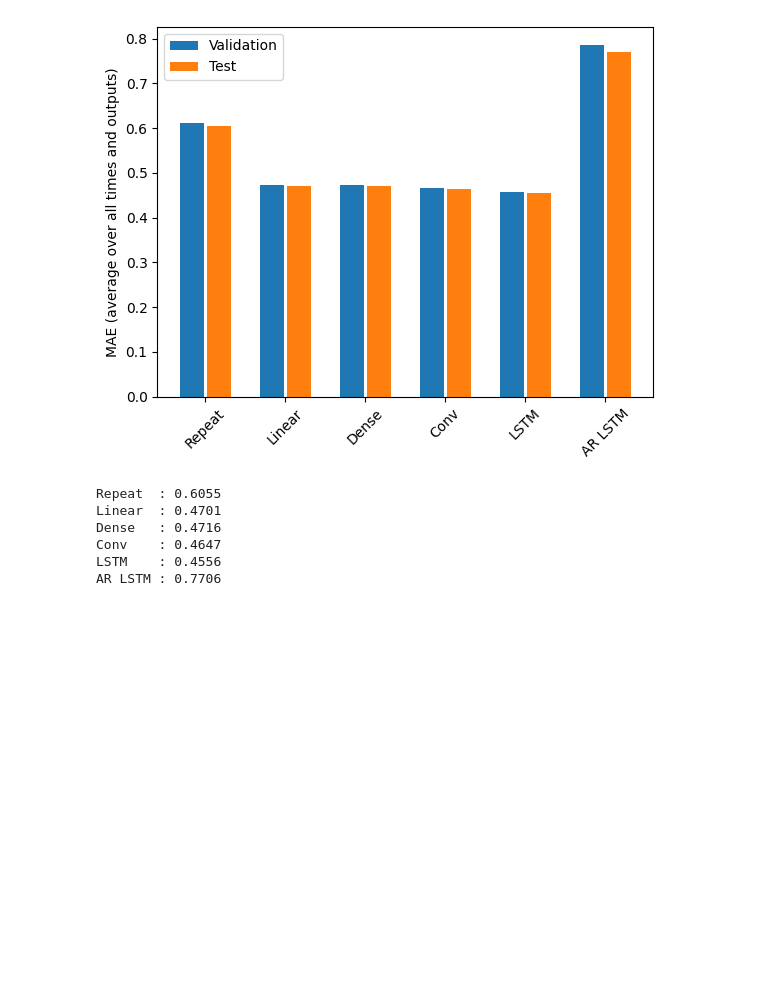
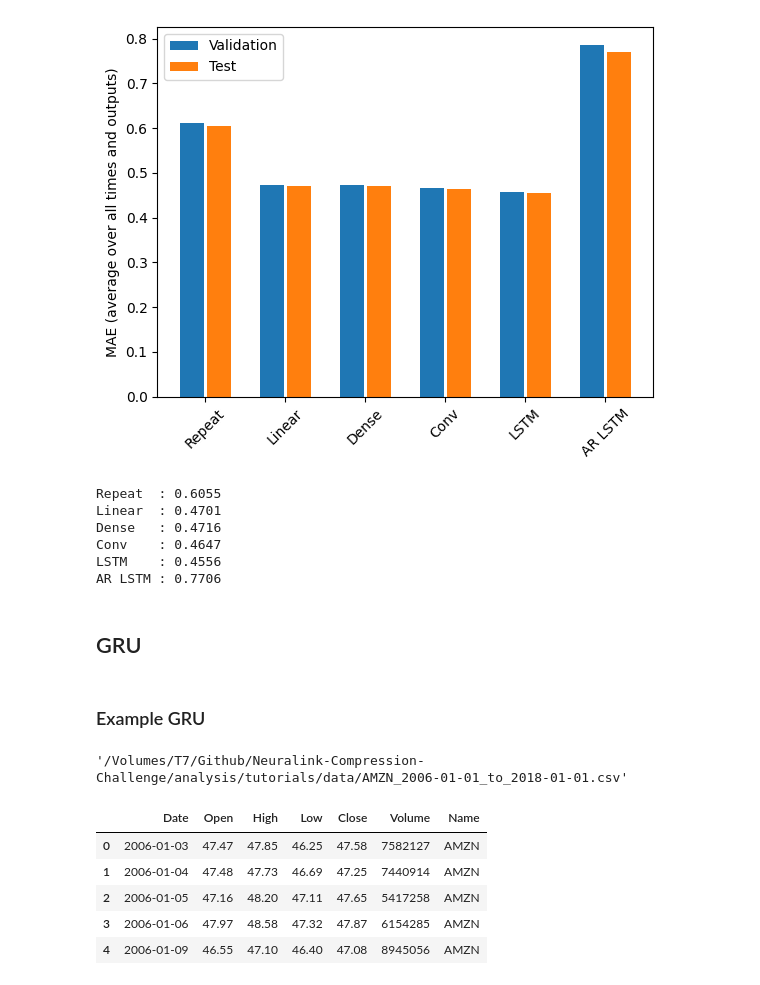
Before and after one commit to efwoods/Neuralink-Compression-Challenge, a Jupyter notebook: analysis/tutorials/neuralink_time_series_forecasting.ipynb, the cells around one changed output. Saved outputs shown, nothing was run; the diff lists cells and outputs as text; code cells hidden in the pictures; blank space fills up the shorter version.

```diff
--- a/analysis/tutorials/neuralink_time_series_forecasting.ipynb
+++ b/analysis/tutorials/neuralink_time_series_forecasting.ipynb
@@ -1182,3 +1183,7 @@ Dense   : 0.4716
 Conv    : 0.4647
 LSTM    : 0.4556
 AR LSTM : 0.7706
+# %% [markdown]
+## GRU
+# %% [markdown]
+### Example GRU
@@ -1184,0 +1192,15 @@ AR LSTM : 0.7706
+# %%
+datapath
+# %% [output]
+'/Volumes/T7/Github/Neuralink-Compression-Challenge/analysis/tutorials/data/AMZN_2006-01-01_to_2018-01-01.csv'
+# %%
+data = pd.read_csv(datapath)
+data = data.sort_values("Date")
+data.head()
+# %% [output]
+|  | Date | Open | High | Low | Close | Volume | Name |
+| 0 | 2006-01-03 | 47.47 | 47.85 | 46.25 | 47.58 | 7582127 | AMZN |
+| 1 | 2006-01-04 | 47.48 | 47.73 | 46.69 | 47.25 | 7440914 | AMZN |
+| 2 | 2006-01-05 | 47.16 | 48.20 | 47.11 | 47.65 | 5417258 | AMZN |
+| 3 | 2006-01-06 | 47.97 | 48.58 | 47.32 | 47.87 | 6154285 | AMZN |
+| 4 | 2006-01-09 | 46.55 | 47.10 | 46.40 | 47.08 | 8945056 | AMZN |
```
Also changed, not shown: parts of 18 cells of this notebook, 6 other files.
